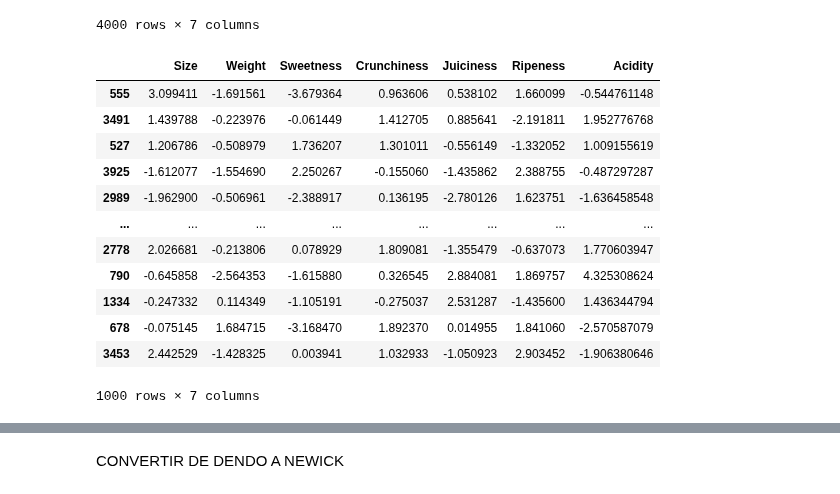
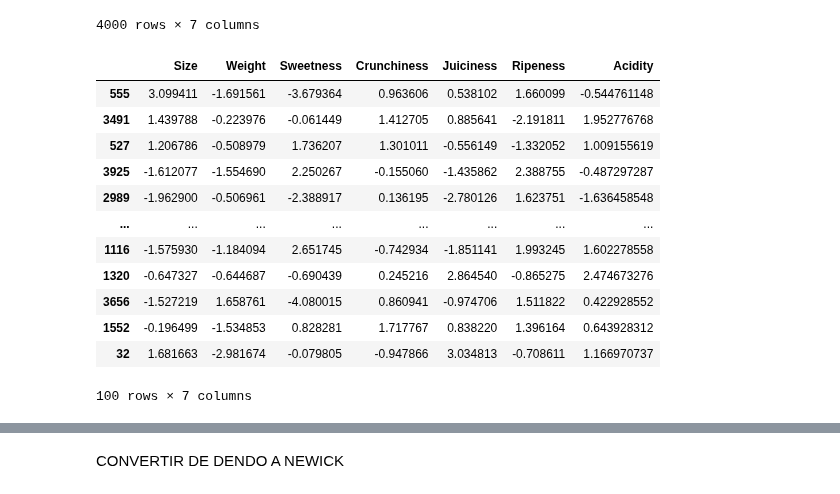
Before and after one commit to Gennifer2001/tesis, a Jupyter notebook: Tésisjeje2_1xd.ipynb, the cells around one changed output, grey strips where cells are left out. Saved outputs shown, nothing was run; the diff lists cells and outputs as text; code cells hidden in the pictures.

```diff
--- a/Tésisjeje2_1xd.ipynb
+++ b/Tésisjeje2_1xd.ipynb
@@ -964,23 +645,23 @@ ds2
 # %%
 seed = 42
 np.random.seed(seed)
-dsprueba = ds2.sample(n=1000)
+dsprueba = ds2.sample(n=100)
 nombres = ['Size','Weight','Sweetness','Crunchiness','Juiciness','Ripeness','Acidity']
 dsprueba
 # %% [output]
 |  | Size | Weight | Sweetness | Crunchiness | Juiciness | Ripeness | Acidity |
 | 555 | 3.099411 | -1.691561 | -3.679364 | 0.963606 | 0.538102 | 1.660099 | -0.544761148 |
 | 3491 | 1.439788 | -0.223976 | -0.061449 | 1.412705 | 0.885641 | -2.191811 | 1.952776768 |
 | 527 | 1.206786 | -0.508979 | 1.736207 | 1.301011 | -0.556149 | -1.332052 | 1.009155619 |
 | 3925 | -1.612077 | -1.554690 | 2.250267 | -0.155060 | -1.435862 | 2.388755 | -0.487297287 |
 | 2989 | -1.962900 | -0.506961 | -2.388917 | 0.136195 | -2.780126 | 1.623751 | -1.636458548 |
 | ... | ... | ... | ... | ... | ... | ... | ... |
-| 2778 | 2.026681 | -0.213806 | 0.078929 | 1.809081 | -1.355479 | -0.637073 | 1.770603947 |
-| 790 | -0.645858 | -2.564353 | -1.615880 | 0.326545 | 2.884081 | 1.869757 | 4.325308624 |
-| 1334 | -0.247332 | 0.114349 | -1.105191 | -0.275037 | 2.531287 | -1.435600 | 1.436344794 |
-| 678 | -0.075145 | 1.684715 | -3.168470 | 1.892370 | 0.014955 | 1.841060 | -2.570587079 |
-| 3453 | 2.442529 | -1.428325 | 0.003941 | 1.032933 | -1.050923 | 2.903452 | -1.906380646 |
+| 1116 | -1.575930 | -1.184094 | 2.651745 | -0.742934 | -1.851141 | 1.993245 | 1.602278558 |
+| 1320 | -0.647327 | -0.644687 | -0.690439 | 0.245216 | 2.864540 | -0.865275 | 2.474673276 |
+| 3656 | -1.527219 | 1.658761 | -4.080015 | 0.860941 | -0.974706 | 1.511822 | 0.422928552 |
+| 1552 | -0.196499 | -1.534853 | 0.828281 | 1.717767 | 0.838220 | 1.396164 | 0.643928312 |
+| 32 | 1.681663 | -2.981674 | -0.079805 | -0.947866 | 3.034813 | -0.708611 | 1.166970737 |
-1000 rows × 7 columns
+100 rows × 7 columns
 # %%
 scaler = StandardScaler()
 ds_scaled = scaler.fit_transform(dsprueba)
```
Also changed, not shown: parts of 45 cells of this notebook.
